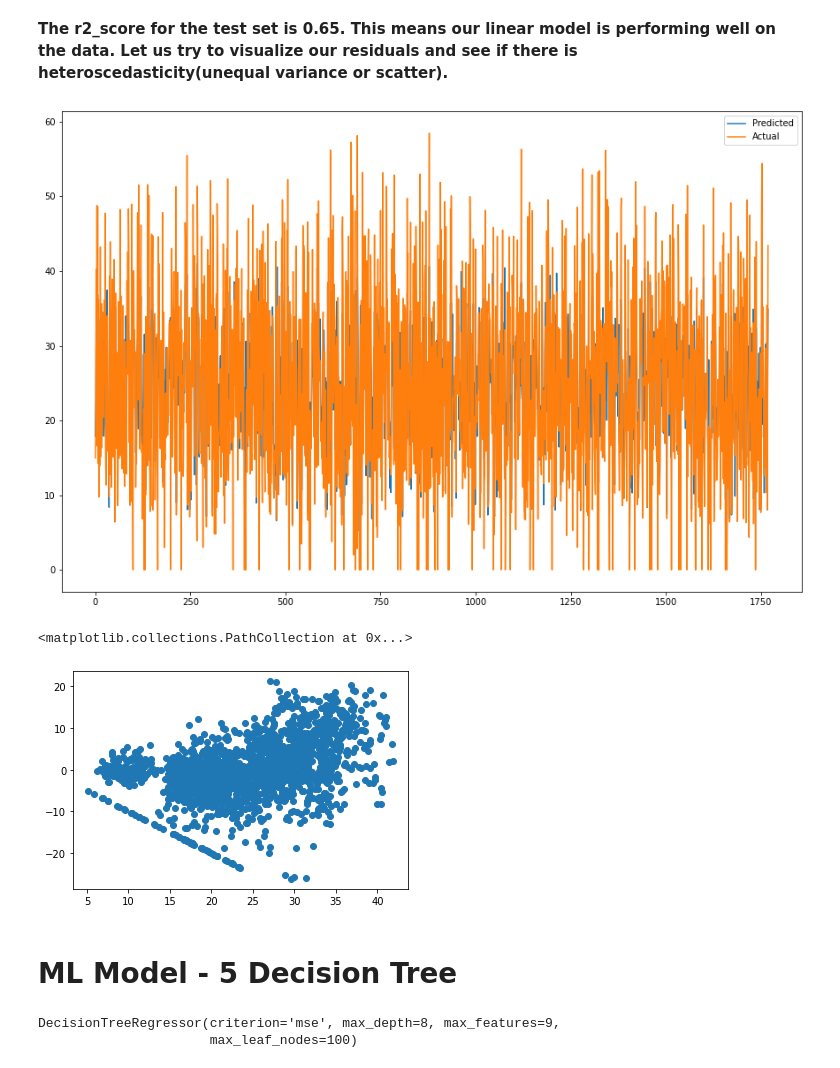
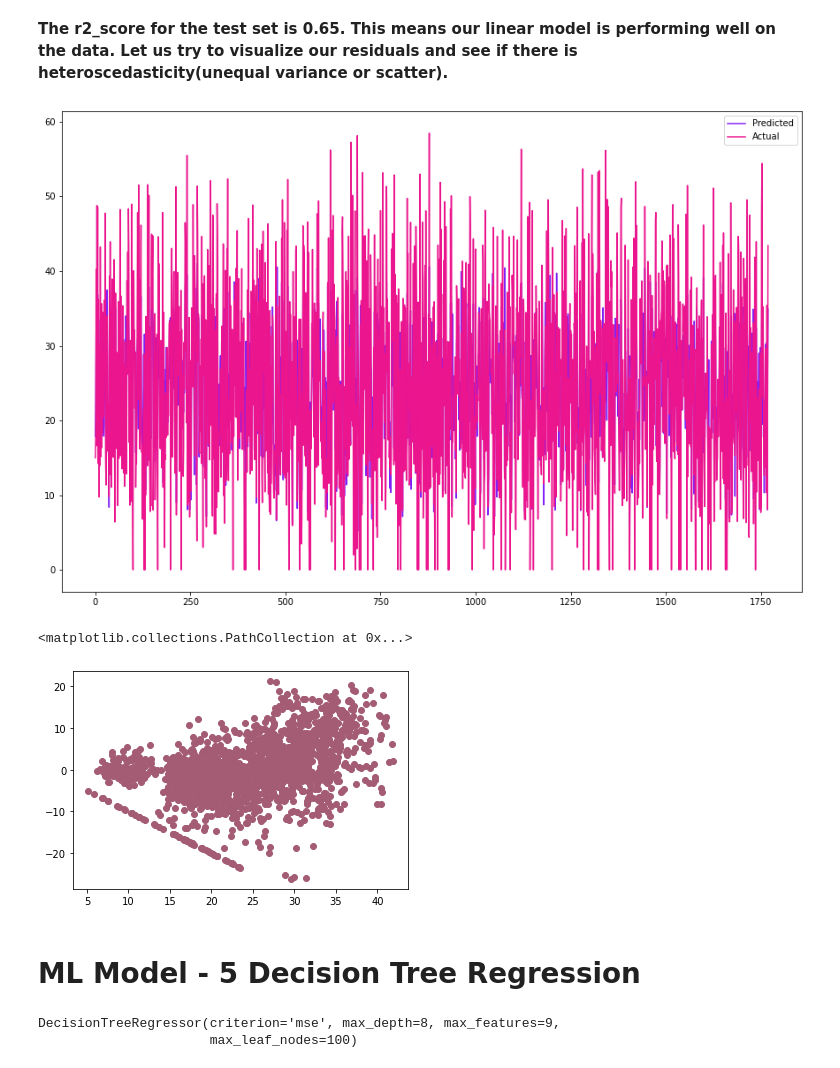
Before and after one commit to divyakedia/Rented-Bike-Demand-Prediction-Seoul-, a Jupyter notebook: Bike_Prediction_Demand_Capstone_Project.ipynb, the cells around one changed output. Saved outputs shown, nothing was run; the diff lists cells and outputs as text; code cells hidden in the pictures.

```diff
--- a/Bike_Prediction_Demand_Capstone_Project.ipynb
+++ b/Bike_Prediction_Demand_Capstone_Project.ipynb
@@ -125,7 +125,7 @@ drive.mount('/content/drive')
 # %% [output]
 Drive already mounted at /content/drive; to attempt to forcibly remount, call drive.mount("/content/drive", force_remount=True).
 # %%
-df = pd.read_csv('/content/drive/MyDrive/Regression Capstone Project/SeoulBikeData.csv',encoding = "ISO-8859-1")
+df = pd.read_csv('/content/drive/MyDrive/ml regression project bike sharing  data/SeoulBikeData.csv',encoding = "ISO-8859-1")
 # %% [markdown]
 ### Dataset First View
 # %%
@@ -1821,20 +1761,20 @@ test_df=test_df.append(dict2,ignore_index=True)
 # %%
 #Plot the figure
 plt.figure(figsize=(15,10))
-plt.plot(np.array(y_pred_test_en))
-plt.plot((np.array(y_test)))
+plt.plot(np.array(y_pred_test_en),color = "#8120f7")
+plt.plot((np.array(y_test)), color = "#eb158e")
 plt.legend(["Predicted","Actual"])
 plt.show()
 # %% [output]
-[figure, old version]
+[figure, new version]
 # %%
 ### Heteroscadacity
-plt.scatter((y_pred_test_en),(y_test)-(y_pred_test_en))
+plt.scatter((y_pred_test_en),(y_test)-(y_pred_test_en), color = "#a35c74")
 # %% [output]
 <matplotlib.collections.PathCollection at 0x...>
-[figure, old version]
+[figure, new version]
 # %% [markdown]
-# **ML Model - 5 Decision Tree**
+# **ML Model - 5  Decision Tree Regression**
 # %%
 #import the packages
 from sklearn.tree import DecisionTreeRegressor
```
Also changed, not shown: parts of 145 cells of this notebook.
